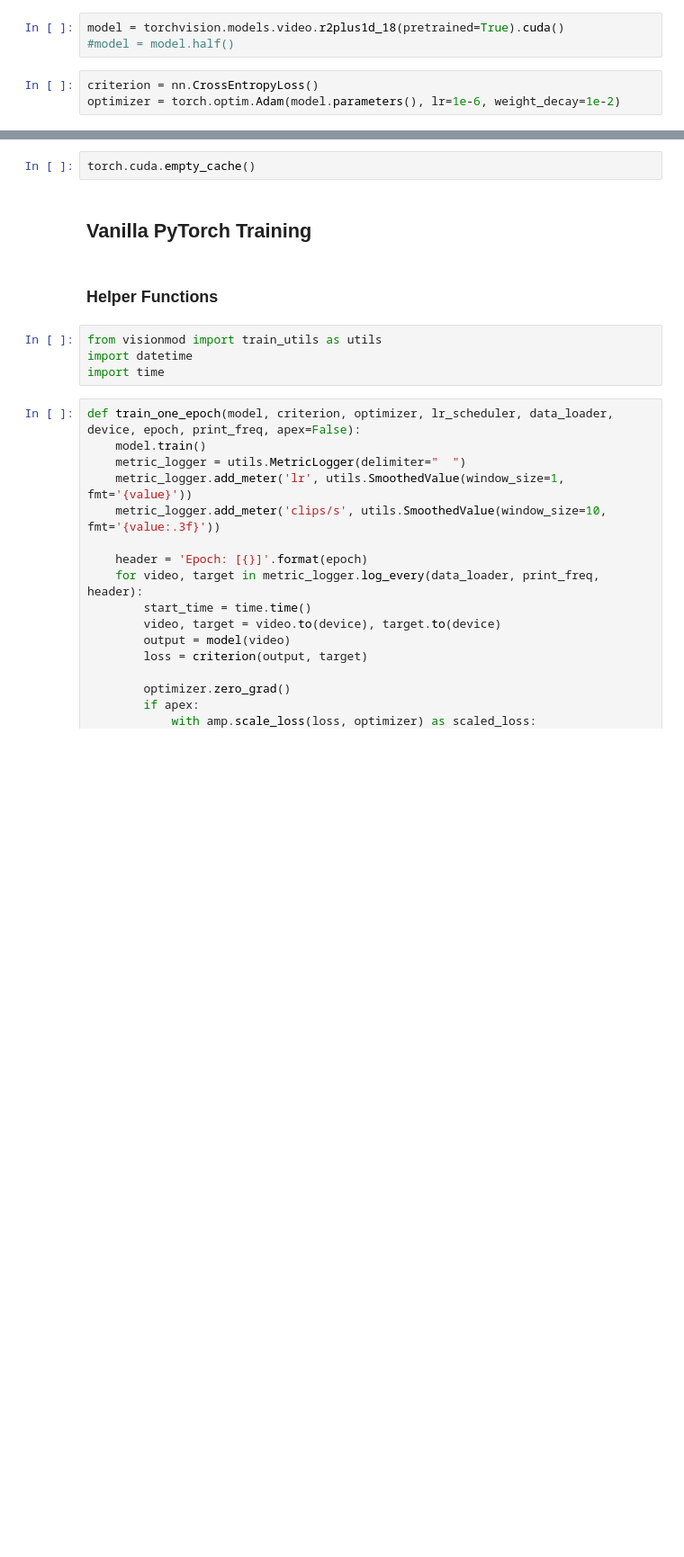
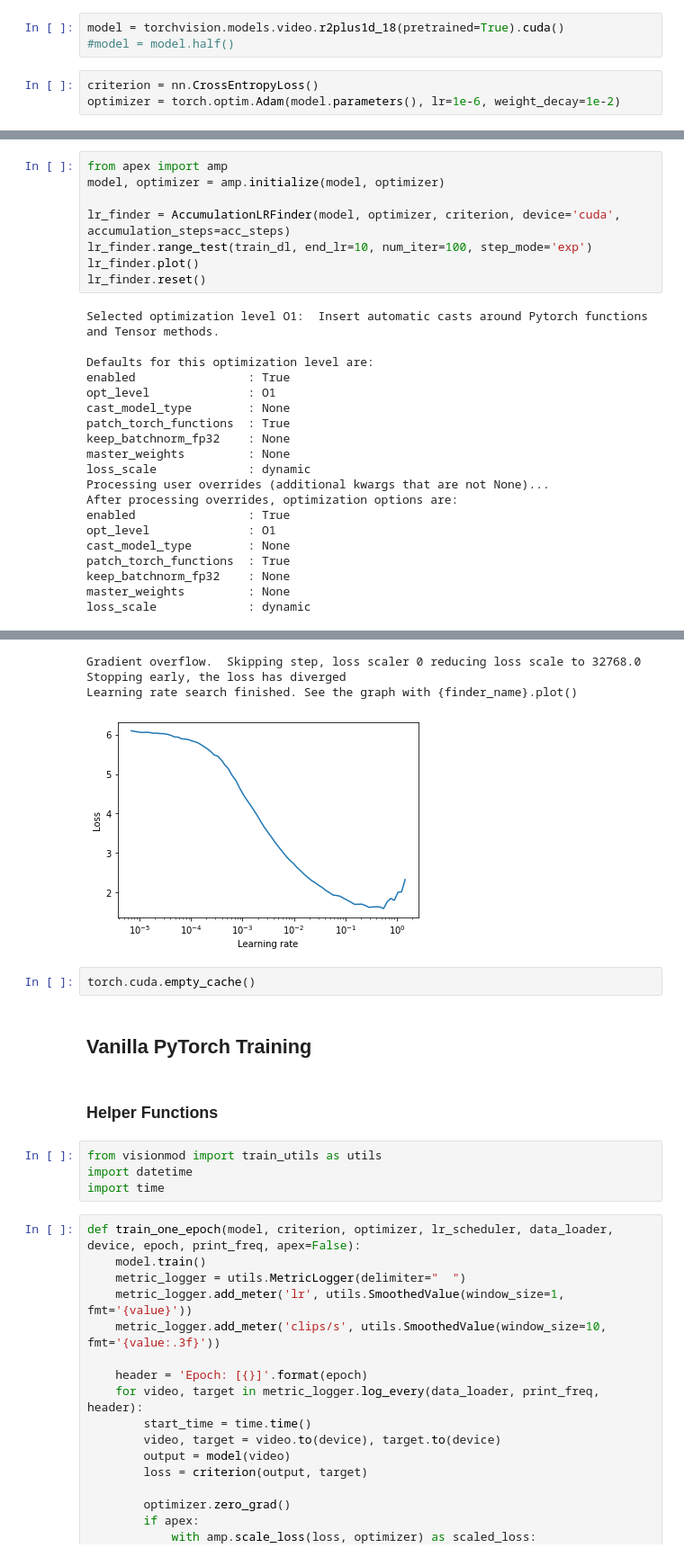
Before and after one commit to rsomani95/video-classification, a Jupyter notebook: notebooks/05_training.ipynb, the cells around one changed output, grey strips where cells are left out. Shown at 90% size. Drawn from its saved outputs; the diff is of its cells as text; blank space fills up the shorter version.

```diff
--- a/notebooks/05_training.ipynb
+++ b/notebooks/05_training.ipynb
@@ -106,0 +111,28 @@ Learning rate search finished. See the graph with {finder_name}.plot()
+# %%
+from apex import amp
+model, optimizer = amp.initialize(model, optimizer)
+
+lr_finder = AccumulationLRFinder(model, optimizer, criterion, device='cuda', accumulation_steps=acc_steps)
+lr_finder.range_test(train_dl, end_lr=10, num_iter=100, step_mode='exp')
+lr_finder.plot()
+lr_finder.reset()
+# %% [output]
+Selected optimization level O1:  Insert automatic casts around Pytorch functions and Tensor methods.
+
+Defaults for this optimization level are:
+enabled                : True
+opt_level              : O1
+cast_model_type        : None
+patch_torch_functions  : True
+keep_batchnorm_fp32    : None
+master_weights         : None
+loss_scale             : dynamic
+Processing user overrides (additional kwargs that are not None)...
+After processing overrides, optimization options are:
+enabled                : True
+opt_level              : O1
+cast_model_type        : None
+patch_torch_functions  : True
+keep_batchnorm_fp32    : None
+master_weights         : None
+loss_scale             : dynamic
@@ -107,3 +140,7 @@ Learning rate search finished. See the graph with {finder_name}.plot()
+Gradient overflow.  Skipping step, loss scaler 0 reducing loss scale to 32768.0
+Stopping early, the loss has diverged
+Learning rate search finished. See the graph with {finder_name}.plot()
+[figure, added]
 # %%
 torch.cuda.empty_cache()
 # %% [markdown]
```
Also changed, not shown: parts of 10 cells of this notebook.
